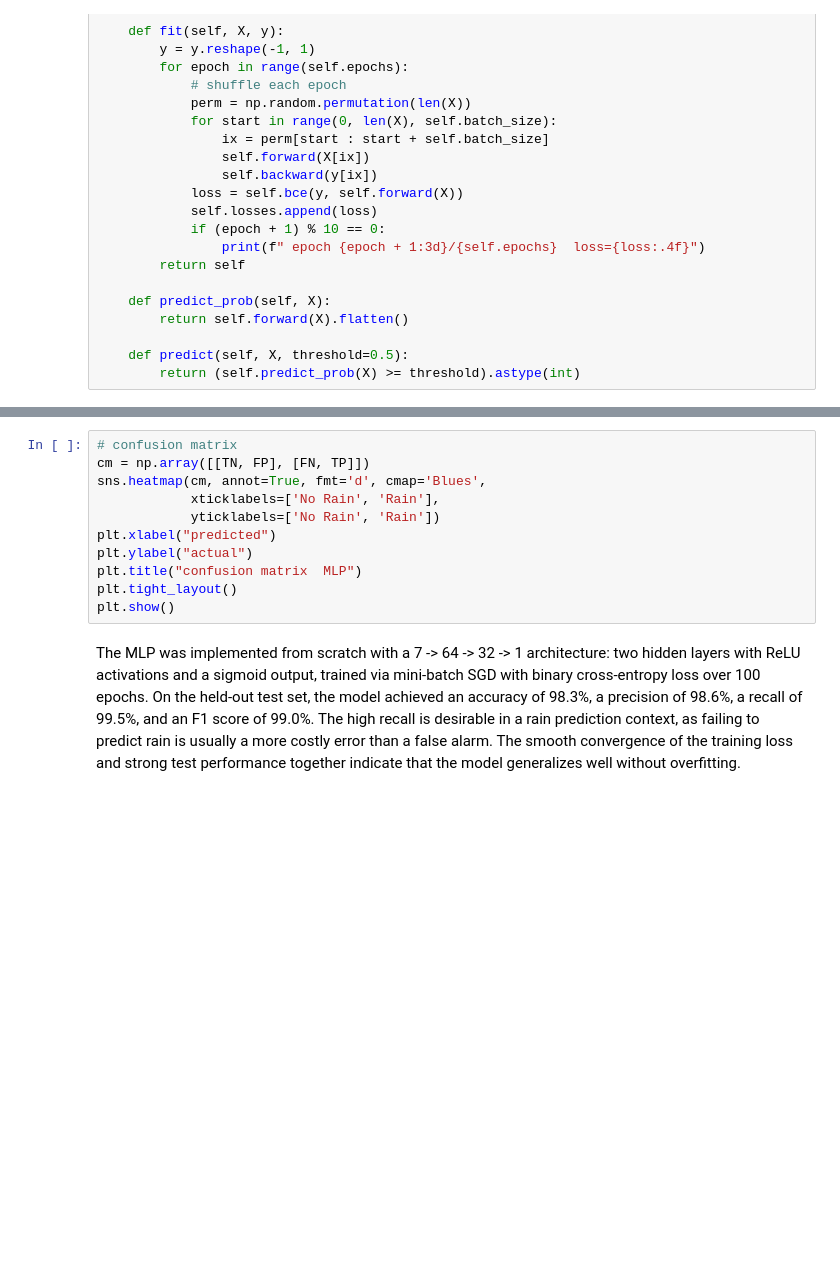
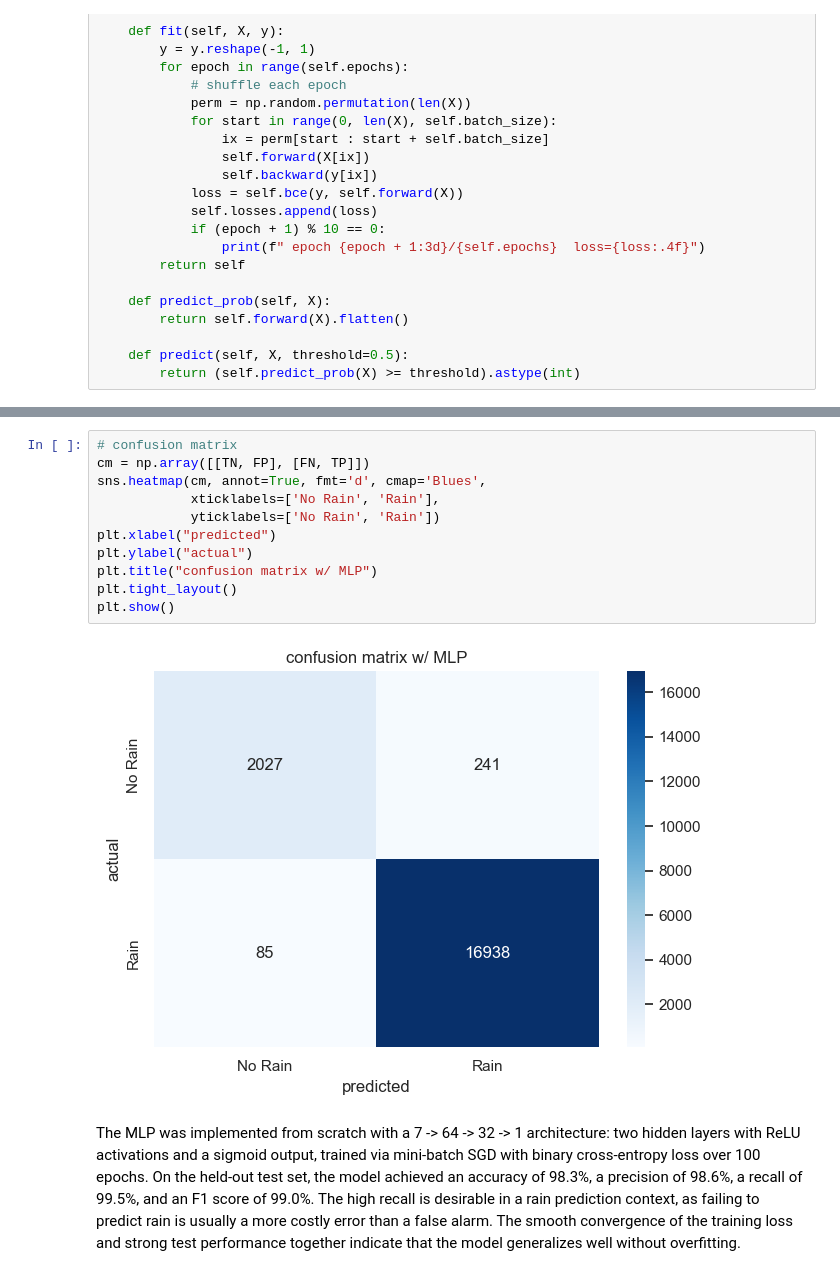
Before and after one commit to joeechenn/ds4420-final-project, a Jupyter notebook: mlp.ipynb, the cells around one changed output, grey strips where cells are left out. Drawn from its saved outputs; the diff is of its cells as text; blank space fills up the shorter version.

```diff
--- a/mlp.ipynb
+++ b/mlp.ipynb
@@ -160,13 +175,15 @@ print(f"F1 Score: {f1:.3f}")
 # %%
 # confusion matrix
 cm = np.array([[TN, FP], [FN, TP]])
 sns.heatmap(cm, annot=True, fmt='d', cmap='Blues',
             xticklabels=['No Rain', 'Rain'],
             yticklabels=['No Rain', 'Rain'])
 plt.xlabel("predicted")
 plt.ylabel("actual")
-plt.title("confusion matrix  MLP")
+plt.title("confusion matrix w/ MLP")
 plt.tight_layout()
 plt.show()
+# %% [output]
+[figure, added]
 # %% [markdown]
 The MLP was implemented from scratch with a 7 -> 64 -> 32 -> 1 architecture: two hidden layers with ReLU activations and a sigmoid output, trained via mini-batch SGD with binary cross-entropy loss over 100 epochs. On the held-out test set, the model achieved an accuracy of 98.3%, a precision of 98.6%, a recall of 99.5%, and an F1 score of 99.0%. The high recall is  desirable in a rain prediction context, as failing to predict rain is usually a more costly error than a false alarm. The smooth convergence of the training loss and strong test performance together indicate that the model generalizes well without overfitting.
```
Also changed, not shown: parts of 3 cells of this notebook, 1 other file.
